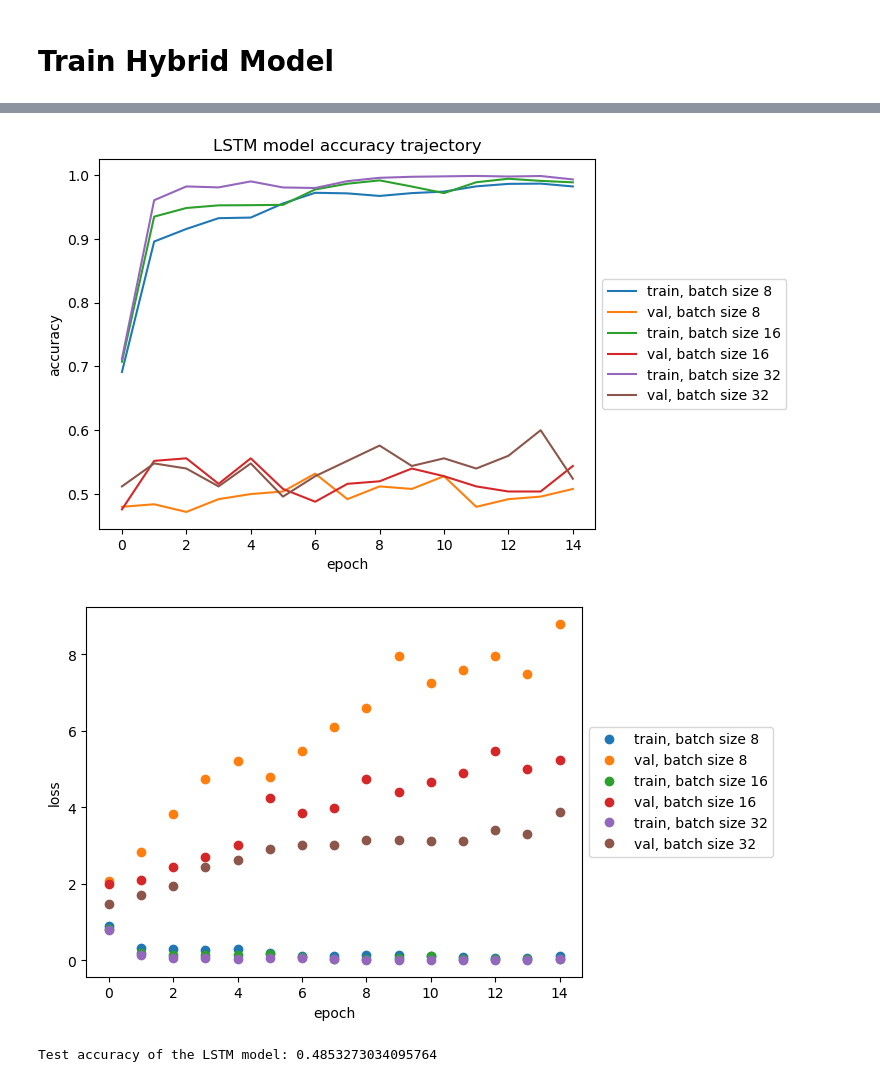
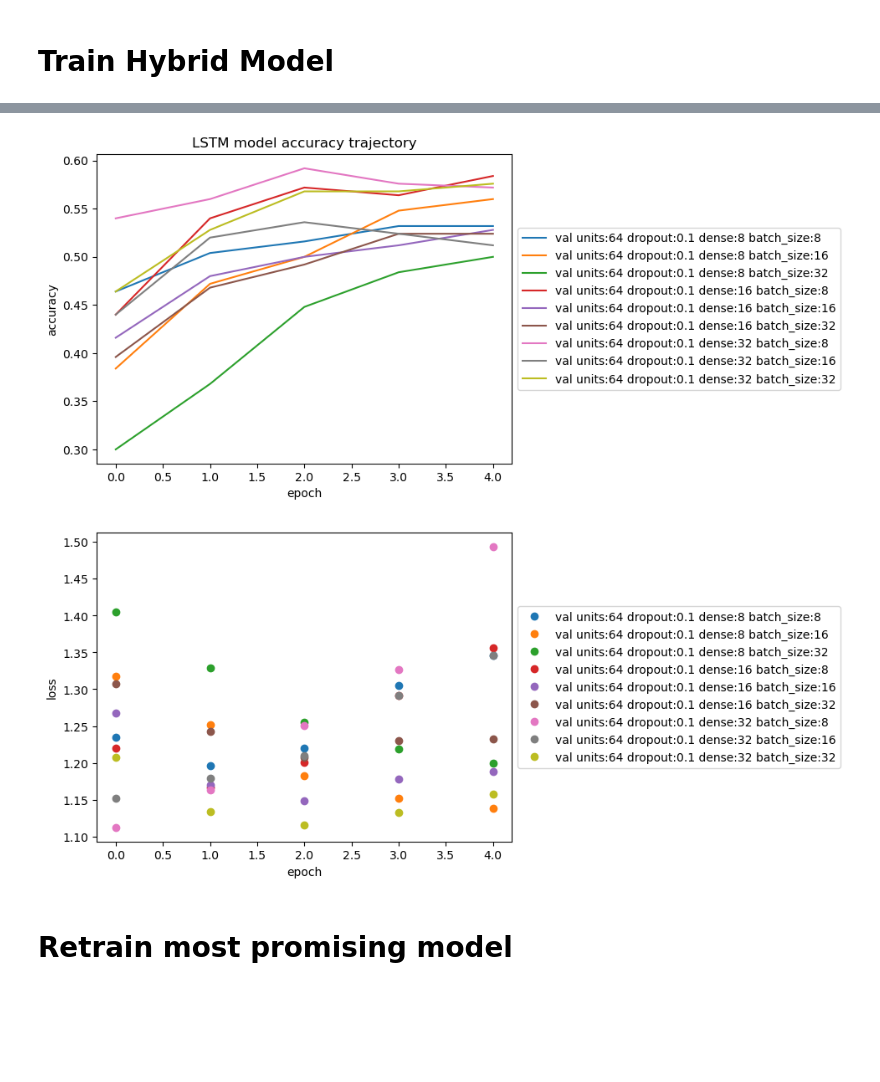
Before and after one commit to aaron68lee/Deep-Learning-EEG-BCI-Signal-Processing, a Jupyter notebook: EEG_Pure_LSTM.ipynb, the cells around one changed output, grey strips where cells are left out. Cells and saved outputs as stored; diff of their text form; code cells hidden in the pictures; blank space fills up the shorter version.

Commit message:
lstm with regularization

```diff
--- a/EEG_Pure_LSTM.ipynb
+++ b/EEG_Pure_LSTM.ipynb
@@ -212,7 +212,7 @@ def create_lstm_model(units=32, dropout=0.4, dense=16):
 
     # # FC layer
     lstm_model.add(Reshape((400, 22)))
-    lstm_model.add(GRU(units, input_shape=(400,22), return_sequences=True)) #dropout=0.4, recurrent_dropout=0.1,
+    lstm_model.add(LSTM(units, input_shape=(400,22), return_sequences=True)) #dropout=0.4, recurrent_dropout=0.1,
     lstm_model.add(Dropout(dropout))
     # lstm_model.add(LSTM(10, activation='sigmoid', dropout=0.4, recurrent_dropout=0.1, return_sequences=True))
     # lstm_model.add(Dropout(0.2))
@@ -227,5 +227,5 @@ def create_lstm_model(units=32, dropout=0.4, dense=16):
     return lstm_model
 
 best_lstm = create_lstm_model(64, 0.1, 8)
-keras.utils.plot_model(best_lstm, to_file="../Gallery/LSTM_architecture_plot.png", show_shapes=True)
+keras.utils.plot_model(best_lstm, to_file="../Gallery/LSTM_architecture_plot.png", show_shapes=False)
 # %% [output]
@@ -257,8 +238,8 @@ WARNING: Ignoring invalid distribution -ensorflow-intel (c:\users\tiffh\anaconda
 # Train Hybrid Model
 # %%
 # Model parameters
-learning_rate = 1e-3
-epochs = 15
+learning_rate = 1e-4
+epochs = 5
 hybrid_optimizer = keras.optimizers.Adam(learning_rate=learning_rate)
 # %%
 from keras.callbacks import ReduceLROnPlateau, EarlyStopping
@@ -269,8 +250,8 @@ import pickle
 #                     save_best_only=True, verbose=1)
 # model.load_weights(model_file)
 
-dropouts = [x/10.0 for x in range(1, 4)]
-units = [16, 32, 64]
+dropouts = [0.1]
+units = [64]
 dense = [8, 16, 32]
 batch_sizes = [8, 16, 32]
 
@@ -299,9 +280,9 @@ for dr in dropouts:
                             callbacks=[reduce_lr],
                             verbose=True)
 
-                results["units:"+str(units)+" dropout:"+str(dr)+ " dense:"+str(dense)+" batch_size:"+str(b)] = lstm_model_results
+                results["units:"+str(u)+" dropout:"+str(dr)+ " dense:"+str(d)+" batch_size:"+str(b)] = lstm_model_results
 
                 score = lstm_model.evaluate(x_test, y_test, verbose=0)
-                model_filename = f'../Models/LSTM_{score[1]}_{u}_{dr}_{d}_{b}.h5'
+                model_filename = f'../Models/0_LSTM_{score[1]}_{u}_{dr}_{d}_{b}.h5'
                 lstm_model.save(model_filename)
 # %% [output]
@@ -346,30 +319,25 @@ with open('./lstm_results_dict', 'wb') as fp:
 # %%
 import matplotlib.pyplot as plt
 
-for key, i in zip(results.keys(), batch_sizes):
-    plt.plot(results[key].history['accuracy'], label="train, batch size "+str(i))
-    plt.plot(results[key].history['val_accuracy'], label="val, batch size "+str(i))
+for key in results.keys():
+    # plt.plot(results[key].history['accuracy'], label="train "+key)
+    plt.plot(results[key].history['val_accuracy'], label="val "+key)
 plt.title('LSTM model accuracy trajectory')
 plt.ylabel('accuracy')
 plt.xlabel('epoch')
 plt.legend(loc='center left', bbox_to_anchor=(1, 0.5))
 plt.show()
 
 # Plotting loss trajectory
-for key, i in zip(results.keys(), batch_sizes):
-    plt.plot(results[key].history['loss'],'o', label="train, batch size "+str(i))
-    plt.plot(results[key].history['val_loss'],'o', label="val, batch size "+str(i))
+for key in results.keys():
+    # plt.plot(results[key].history['loss'],'o', label="train "+key)
+    plt.plot(results[key].history['val_loss'],'o', label="val "+key)
 plt.ylabel('loss')
 plt.xlabel('epoch')
 plt.legend(loc='center left', bbox_to_anchor=(1, 0.5))
 plt.show()
 # %% [output]
-[figure, old version]
+[figure, new version]
-[figure, old version]
+[figure, new version]
-# %%
-## Testing the basic LSTM model
-
-lstm_score = lstm_model.evaluate(x_test, y_test, verbose=0)
-print('Test accuracy of the LSTM model:',lstm_score[1])
-# %% [output]
-Test accuracy of the LSTM model: 0.4853273034095764
+# %% [markdown]
+# Retrain most promising model
```
Also changed, not shown: parts of 10 cells of this notebook.
